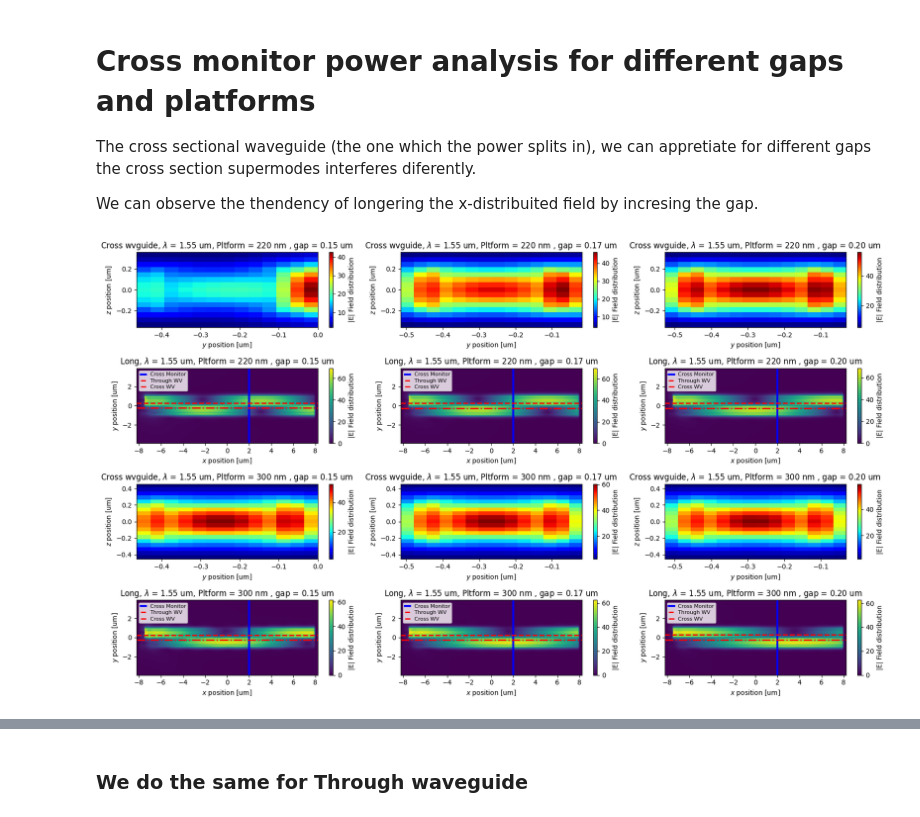
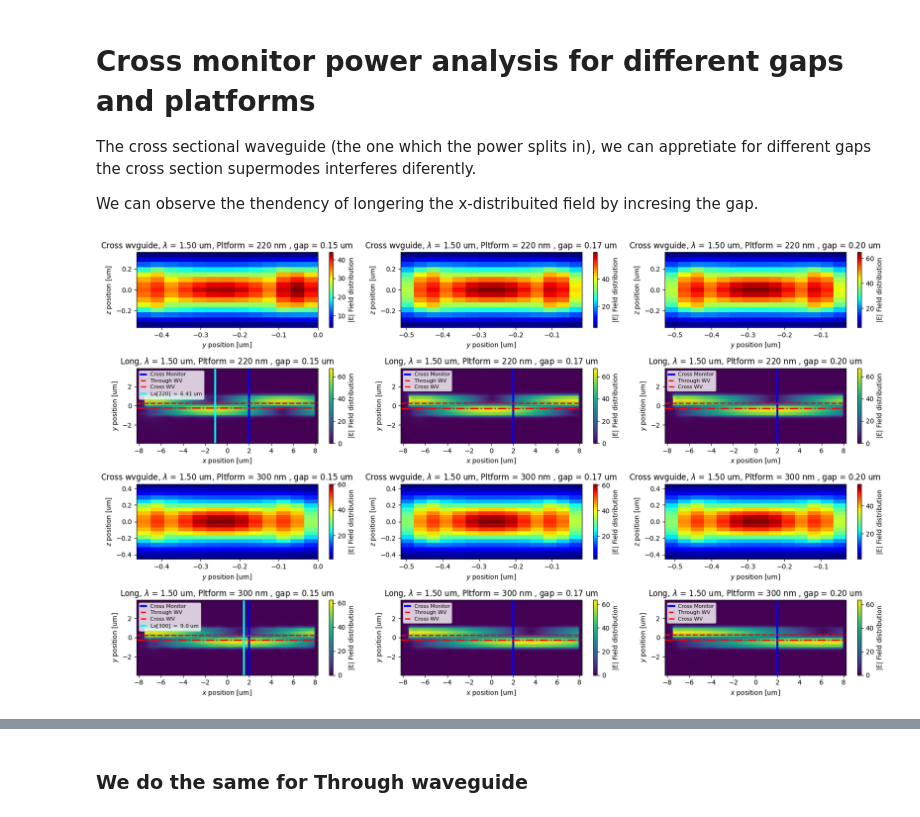
Before and after one commit to Juanes2001/GDS_py_TDY_venv, a Jupyter notebook: notebooks/HOM2_point2.ipynb, the cells around one changed output, grey strips where cells are left out. Drawn from its saved outputs; the diff is of its cells as text; code cells hidden in the pictures.

```diff
--- a/notebooks/HOM2_point2.ipynb
+++ b/notebooks/HOM2_point2.ipynb
@@ -324,12 +239,16 @@ fig1, axes1 = plt.subplots(4, 3, figsize=(17, 10))
 
 ## Recorremos los repetorios de datos para el monitor cross y el monitor longitudinal y asi hallar la norma del campo electrico para cada plot.
 
+
+wv_fix = 0
+len_y = Longitudinal[0][0].Ex.abs.isel(f = wv_fix).squeeze().coords['y'].values
+
 for thick_idx in range(2):
     for gap_idx in range(3):
 
-        Ex_X = Cross[thick_idx][gap_idx].Ex.abs.isel(f = 24).squeeze()
-        Ey_X = Cross[thick_idx][gap_idx].Ey.abs.isel(f = 24).squeeze()
-        Ez_X = Cross[thick_idx][gap_idx].Ez.abs.isel(f = 24).squeeze()
+        Ex_X = Cross[thick_idx][gap_idx].Ex.abs.isel(f = wv_fix).squeeze()
+        Ey_X = Cross[thick_idx][gap_idx].Ey.abs.isel(f = wv_fix).squeeze()
+        Ez_X = Cross[thick_idx][gap_idx].Ez.abs.isel(f = wv_fix).squeeze()
         E_X = np.sqrt(np.abs(Ex_X)**2 + np.abs(Ey_X)**2 + np.abs(Ez_X)**2)
 
         x_X = Ex_X.coords['y'].values
@@ -344,36 +263,42 @@ for thick_idx in range(2):
                 aspect='auto',
                 cmap='jet',
         )
 
-        axes1[2*thick_idx][gap_idx].set_title(fr"Cross wvguide, $\lambda$ = {td.C_0/sweep_freq[24]:.2f} um, Pltform = {[220,300][thick_idx]} nm , gap = {sweep_gap[gap_idx]:.2f} um ")
+        axes1[2*thick_idx][gap_idx].set_title(fr"Cross wvguide, $\lambda$ = {td.C_0/sweep_freq[wv_fix]:.2f} um, Pltform = {[220,300][thick_idx]} nm , gap = {sweep_gap[gap_idx]:.2f} um ")
         axes1[2*thick_idx][gap_idx].set_xlabel(r"$y$ position [um]")
         axes1[2*thick_idx][gap_idx].set_ylabel(r"$z$ position [um]")
         plt.colorbar(im, ax=axes1[2*thick_idx][gap_idx]).set_label("|E| Field distribution")
 
-        Ex_L = Longitudinal[thick_idx][gap_idx].Ex.abs.isel(f = 24).squeeze()
-        Ey_L = Longitudinal[thick_idx][gap_idx].Ey.abs.isel(f = 24).squeeze()
-        Ez_L = Longitudinal[thick_idx][gap_idx].Ez.abs.isel(f = 24).squeeze()
+        Ex_L = Longitudinal[thick_idx][gap_idx].Ex.abs.isel(f = wv_fix).squeeze()
+        Ey_L = Longitudinal[thick_idx][gap_idx].Ey.abs.isel(f = wv_fix).squeeze()
+        Ez_L = Longitudinal[thick_idx][gap_idx].Ez.abs.isel(f = wv_fix).squeeze()
         E_L = np.sqrt(np.abs(Ex_L)**2 + np.abs(Ey_L)**2 + np.abs(Ez_L)**2)
 
         x_L = Ex_L.coords['x'].values
         y_L = Ex_L.coords['y'].values
 
         im = axes1[2*thick_idx+1][gap_idx].imshow(
                 E_L.T,                     # transpose if needed
                 extent=[x_L.min(), x_L.max(),
                         y_L.min(), y_L.max()],
                 origin='lower',
                 aspect='auto'
         )
         axes1[2*thick_idx+1][gap_idx].plot(np.ones(len(y_L))*2,y_L, lw = 3 ,color = "blue", label = "Cross Monitor")
         axes1[2*thick_idx+1][gap_idx].plot(x_L,np.ones(len(x_L))*(width/2+sweep_gap[gap_idx]/2), color="red", linestyle= '--', lw = 2 , label = "Through WV")
         axes1[2*thick_idx+1][gap_idx].plot(x_L,-np.ones(len(x_L))*(width/2+sweep_gap[gap_idx]/2), color="red", linestyle= '-.', lw = 2 , label = "Cross WV")
+
+
         axes1[2*thick_idx+1][gap_idx].legend(loc = "upper left",fontsize=8,handlelength=1,borderpad=0.3,labelspacing=0.3)
-        axes1[2*thick_idx+1][gap_idx].set_title(fr"Long, $\lambda$ = {td.C_0/sweep_freq[24]:.2f} um, Pltform = {[220,300][thick_idx]} nm , gap = {sweep_gap[gap_idx]:.2f} um")
+        axes1[2*thick_idx+1][gap_idx].set_title(fr"Long, $\lambda$ = {td.C_0/sweep_freq[wv_fix]:.2f} um, Pltform = {[220,300][thick_idx]} nm , gap = {sweep_gap[gap_idx]:.2f} um")
         axes1[2*thick_idx+1][gap_idx].set_xlabel(r"$x$ position [um]")
         axes1[2*thick_idx+1][gap_idx].set_ylabel(r"$y$ position [um]")
         plt.colorbar(im, ax=axes1[2*thick_idx+1][gap_idx]).set_label("|E| Field distribution")
 
+axes1[1][0].plot(np.ones(len(len_y))*(-1.09),len_y, lw = 3 ,color = "cyan", label = fr"Lx[220] $\approx$ {6.41} um")
+axes1[3][0].plot(np.ones(len(len_y))*(1.5),len_y, lw = 3 ,color = "cyan", label = fr"Lx[300] $\approx$ {9.0} um")
+axes1[1][0].legend(loc = "upper left",fontsize=8,handlelength=1,borderpad=0.3,labelspacing=0.3)
+axes1[3][0].legend(loc = "upper left",fontsize=8,handlelength=1,borderpad=0.3,labelspacing=0.3)
 plt.tight_layout()
 # %% [output]
-[figure, old version]
+[figure, new version]
```
Also changed, not shown: parts of 6 cells of this notebook.
